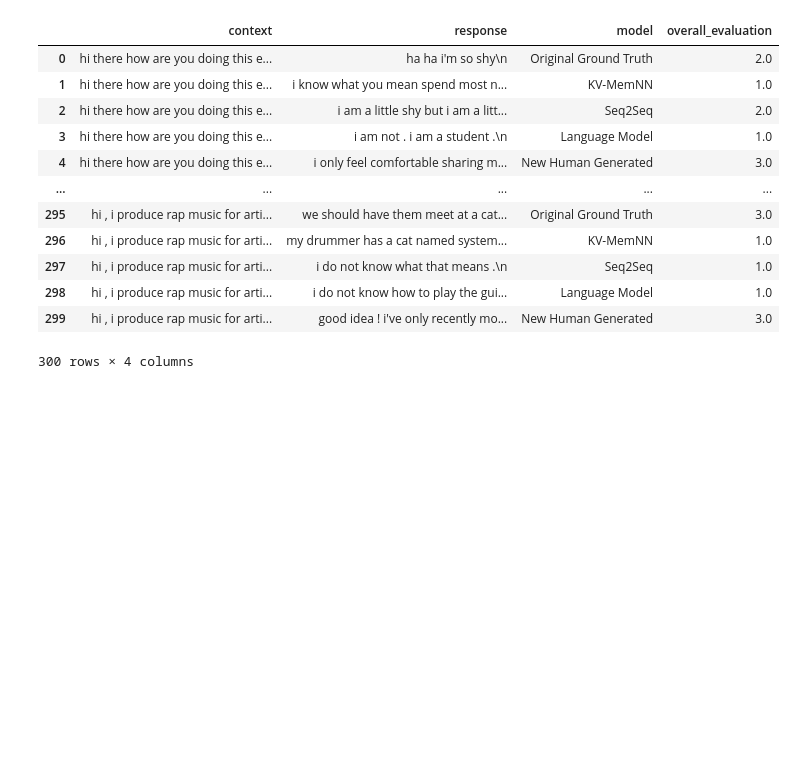
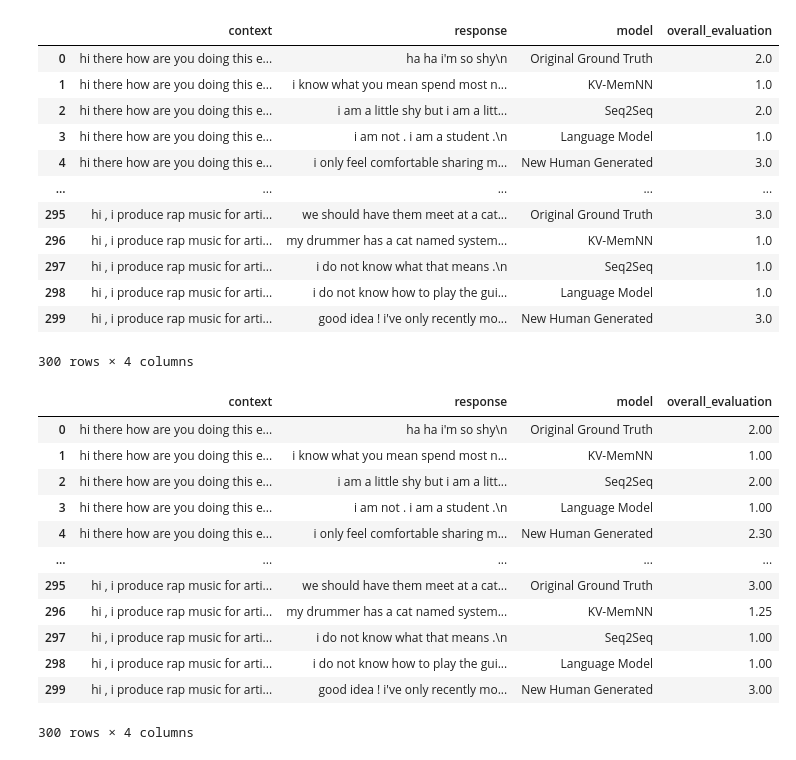
Before and after one commit to AndreaAmorosini/g-eval_persona-chat, a Jupyter notebook: data_explorer.ipynb, the cells around one changed output. Drawn from its saved outputs; the diff is of its cells as text; code cells hidden in the pictures; blank space fills up the shorter version.

```diff
--- a/data_explorer.ipynb
+++ b/data_explorer.ipynb
@@ -53,7 +53,7 @@ import pandas as pd
 import re
 
 # Load the JSON file
-with open("evaluations.json", "r") as file:
+with open("evaluations_full.json", "r") as file:
     data = json.load(file)
 
 # Prepare a list to store extracted information
@@ -99,6 +99,65 @@ df_responses
 | 298 | hi , i produce rap music for arti... | i do not know how to play the gui... | Language Model | 1.0 |
 | 299 | hi , i produce rap music for arti... | good idea ! i've only recently mo... | New Human Generated | 3.0 |
 300 rows × 4 columns
+# %%
+import json
+import pandas as pd
+import numpy as np
+
+
+def compute_mean(scores):
+    """
+    Compute the mean of a list of scores, ignoring non-numeric values.
+    """
+    numeric_scores = []
+    for score in scores:
+        try:
+            # Convert score to float; if this fails, the score is non-numeric and will be ignored.
+            numeric_scores.append(float(score))
+        except (ValueError, TypeError):
+            continue
+    return np.mean(numeric_scores) if numeric_scores else np.nan
+
+
+# Open and load the JSON file
+with open("evaluations.json", "r", encoding="utf-8") as f:
+    data = json.load(f)
+
+# Prepare a list to collect our flattened records
+records = []
+
+# Iterate over each conversation and its associated list of responses
+for conversation, responses in data.items():
+    for entry in responses:
+        evaluations = entry.get("evaluation", [])
+        mean_eval = compute_mean(evaluations)
+        record = {
+            "context": conversation,
+            "response": entry.get("response", ""),
+            "model": entry.get("model", ""),
+            "overall_evaluation": mean_eval,
+        }
+        records.append(record)
+
+# Create a DataFrame from the list of records
+df_responses = pd.DataFrame(records)
+
+# Display the first few rows of the DataFrame
+df_responses
+# %% [output]
+|  | context | response | model | overall_evaluation |
+| 0 | hi there how are you doing this e... | ha ha i'm so shy\n | Original Ground Truth | 2.00 |
+| 1 | hi there how are you doing this e... | i know what you mean spend most n... | KV-MemNN | 1.00 |
+| 2 | hi there how are you doing this e... | i am a little shy but i am a litt... | Seq2Seq | 2.00 |
+| 3 | hi there how are you doing this e... | i am not . i am a student .\n | Language Model | 1.00 |
+| 4 | hi there how are you doing this e... | i only feel comfortable sharing m... | New Human Generated | 2.30 |
+| ... | ... | ... | ... | ... |
+| 295 | hi , i produce rap music for arti... | we should have them meet at a cat... | Original Ground Truth | 3.00 |
+| 296 | hi , i produce rap music for arti... | my drummer has a cat named system... | KV-MemNN | 1.25 |
+| 297 | hi , i produce rap music for arti... | i do not know what that means .\n | Seq2Seq | 1.00 |
+| 298 | hi , i produce rap music for arti... | i do not know how to play the gui... | Language Model | 1.00 |
+| 299 | hi , i produce rap music for arti... | good idea ! i've only recently mo... | New Human Generated | 3.00 |
+300 rows × 4 columns
 # %%
 merged_df = pd.merge(df, df_responses, on=["context", "response", "model"], how="inner", suffixes=('_original', '_gpt4'))
 merged_df
```
Also changed, not shown: parts of 4 cells of this notebook, 2 other files.
